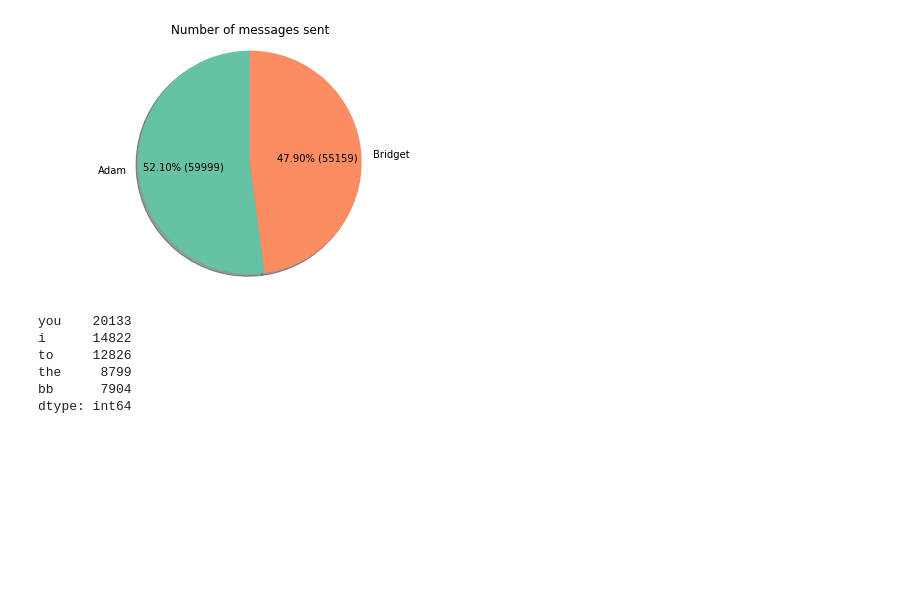
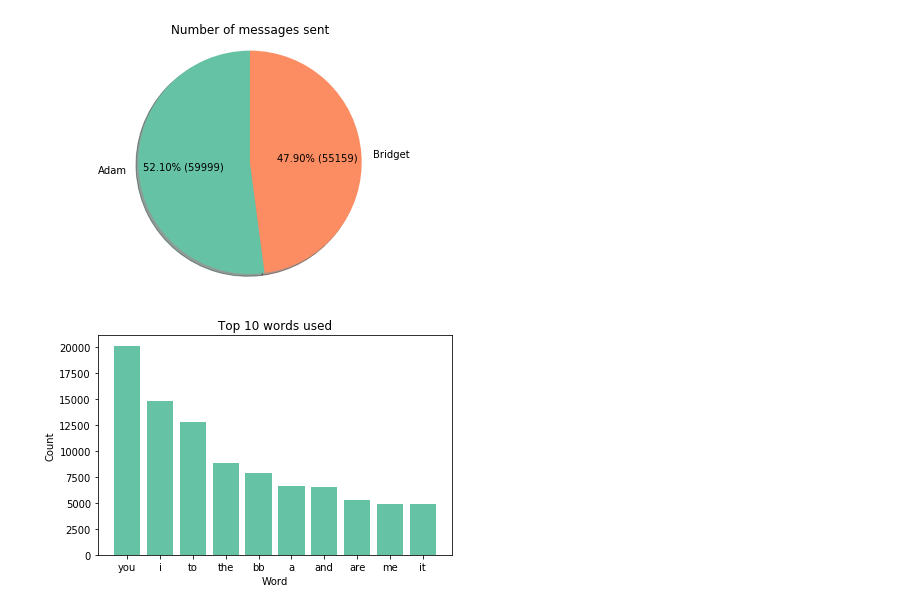
Before and after one commit to adamstueckrath/iMessgeAnalysis, a Jupyter notebook: iMessage Analysis Test.ipynb, the cells around one changed output. Saved outputs shown, nothing was run; the diff lists cells and outputs as text; code cells hidden in the pictures; blank space fills up the shorter version.

Commit message:
Added .gitignore file for jupyter notebook checkpoint. Added bar chart for top 10 words used.

```diff
--- a/iMessage Analysis Test.ipynb
+++ b/iMessage Analysis Test.ipynb
@@ -24,8 +24,9 @@ import emoji
 import matplotlib.pyplot as plt
 import seaborn as sns
 
+%matplotlib inline
+plt.style.use('ggplot')
 sns.set_palette('Set2')
-%matplotlib inline
 # %%
 # connect to sqlite chat database in user directory
 sqlite_db = sqlite3.connect('/Users/adamstueckrath/Library/Messages/chat.db')
@@ -164,18 +165,34 @@ plt.tight_layout()
 plt.show()
 # %% [output]
 [figure]
-# %%
-# get counts of every word using .lower()
-#chat_df['message'] = chat_df['message'].str.lower()
-test = chat_df.message.str.lower().str.split(expand=True).stack().value_counts()
-print(test[:5])
-# %% [output]
-you    20133
-i      14822
-to     12826
-the     8799
-bb      7904
-dtype: int64
+# %%
+# get counts of every word using .lower()
+test = chat_df.message.str.lower().str.split(expand=True).stack().value_counts()
+df = test.to_frame().reset_index()
+df.rename(columns={'index':'word',0:'count'}, inplace=True)
+df.sort_values('count', ascending=False, inplace=True)
+
+# need to drop the count for spaces (' ')
+df.drop(df.index[[8]], inplace=True)
+df.reset_index(drop=True, inplace=True)
+df_values = df[:10]
+df_values['word'].values.tolist()
+
+# bar chart for top 10 words sent between us
+labels = df_values['word'].values.tolist()
+values = df_values['count'].values.tolist()
+x_pos = [i for i, _ in enumerate(labels)]
+
+# this is for plotting
+plt.bar(x_pos, values)
+plt.xlabel('Word')
+plt.ylabel('Count')
+plt.title('Top 10 words used')
+plt.xticks(x_pos, labels)
+plt.tight_layout()
+plt.show()
+# %% [output]
+[figure, added]
 # %%
 # here for decoding/encoding issues
 #def changeencode(data, cols):
```
Also changed, not shown: parts of 3 cells of this notebook, 1 other file.
